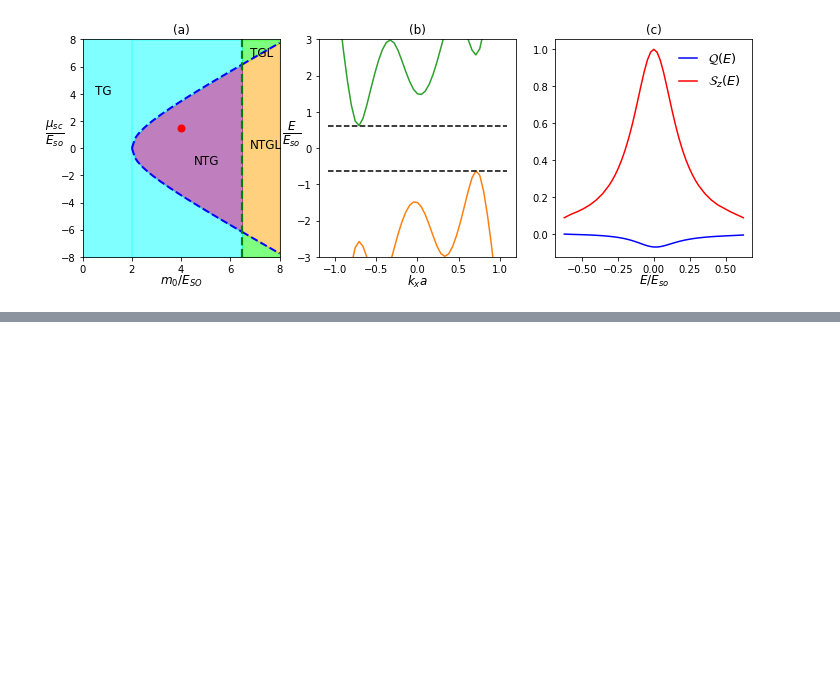
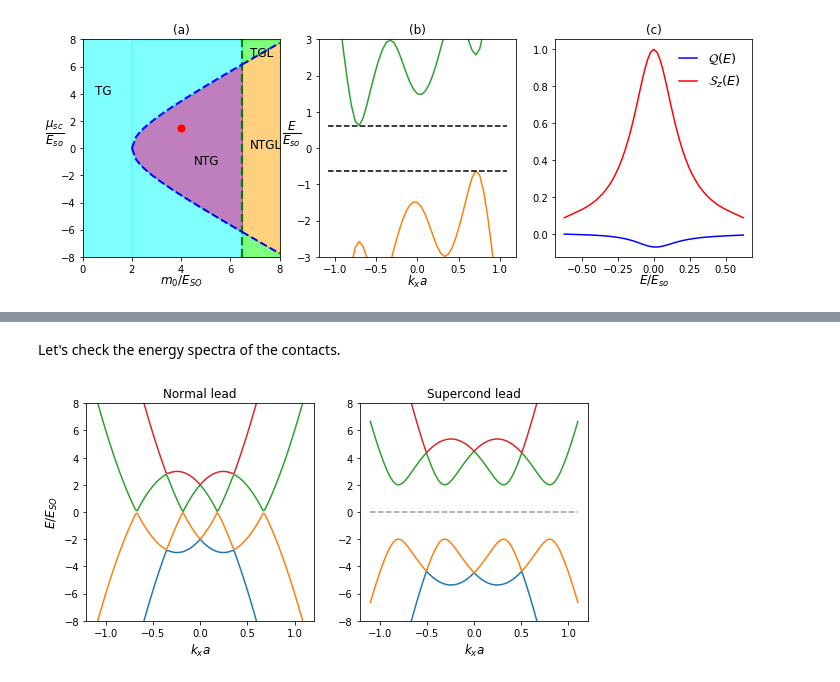
Before and after one commit to LeoFer-Bec/Topo_Supercond_notes, a Jupyter notebook: 4_SOC_NW_pumping.ipynb, the cells around one changed output, grey strips where cells are left out. Cells and saved outputs as stored; diff of their text form; code cells hidden in the pictures; blank space fills up the shorter version.

```diff
--- a/4_SOC_NW_pumping.ipynb
+++ b/4_SOC_NW_pumping.ipynb
@@ -644,0 +713,24 @@ charge_pump(chem=1.5,m_zero=4,polar=0.4, barrier=4.0)
+# %% [markdown]
+Let's check the energy spectra of the contacts.
+# %%
+xlim=8.0
+D0 = default.get('Delta0')
+
+fig, sub = plt.subplots(1,2, figsize=(9,4))
+kxarr = np.linspace(-1.1,1.1,123)
+
+for ii in range(2):
+    kwant.plotter.bands(latsyst.leads[ii], params=default, momenta=kxarr, ax=sub[ii])
+    sub[ii].set_xlabel(r'$k_xa$', fontsize=12)
+    sub[ii].set_ylim(-8,8)
+
+sub[1].plot(np.linspace(kxarr[0],kxarr[-1],17), np.zeros(17), '--k', alpha=0.4)
+
+
+sub[0].set_title('Normal lead')
+sub[0].set_ylabel(r'$E/E_{SO}$', fontsize=12)
+sub[1].set_title('Supercond lead')
+
+plt.show()
+# %% [output]
+[figure, added]
```
Also changed, not shown: parts of 21 cells of this notebook, 1 other file.
